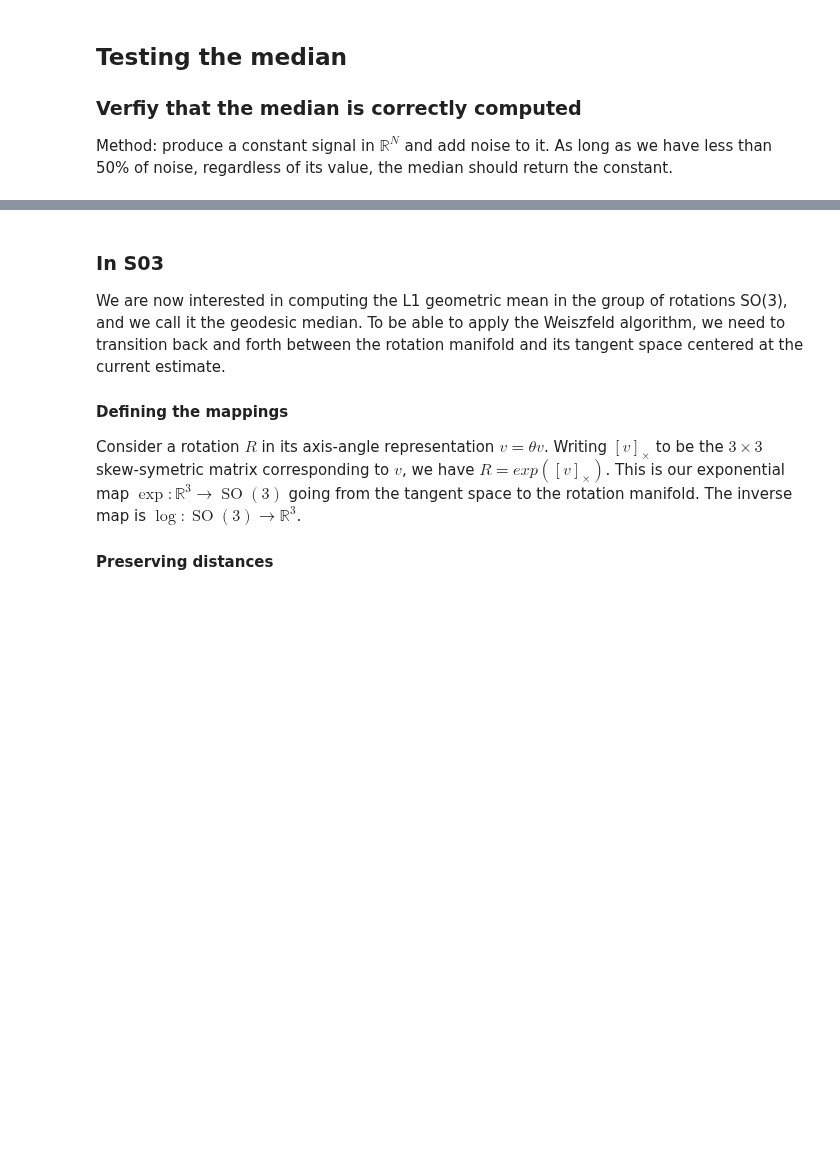
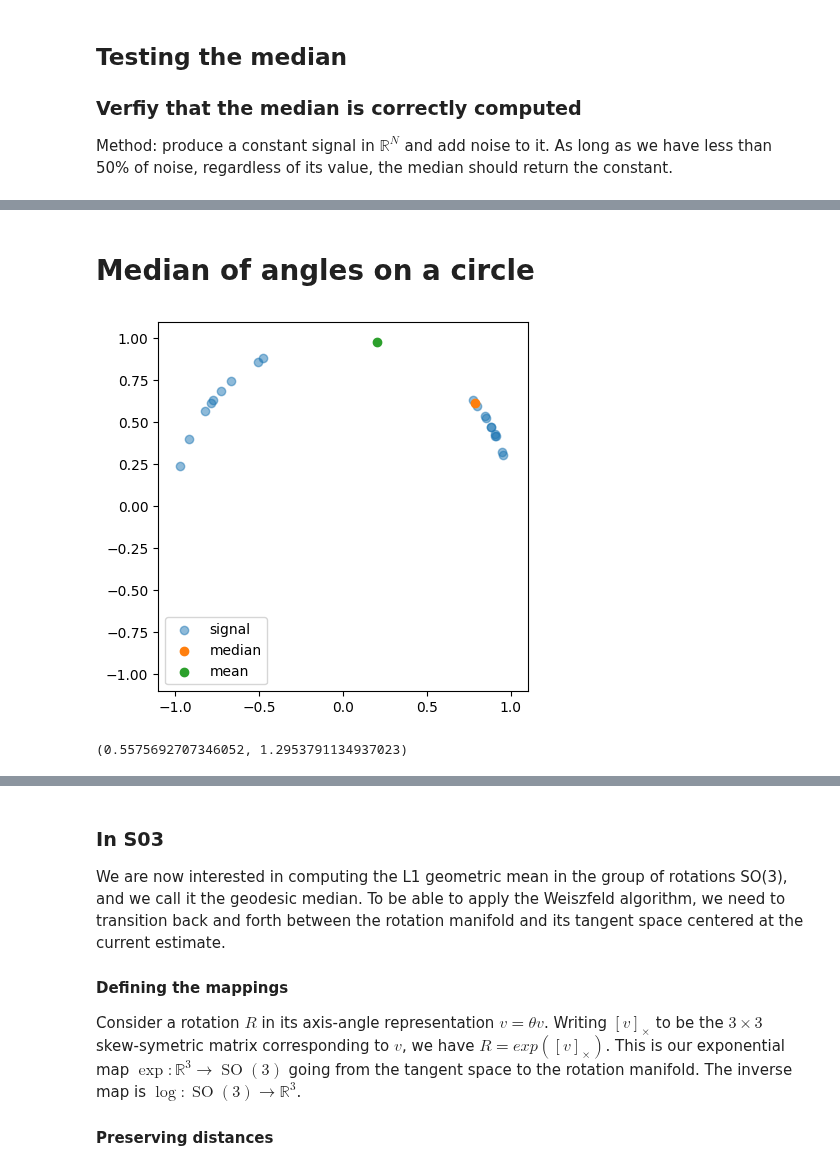
Before and after one commit to Smoltbob/ComputerVision, a Jupyter notebook: GeometricMedian/main.ipynb, the cells around one changed output, grey strips where cells are left out. Cells and saved outputs as stored; diff of their text form; code cells hidden in the pictures; blank space fills up the shorter version.

```diff
--- a/GeometricMedian/main.ipynb
+++ b/GeometricMedian/main.ipynb
@@ -146,0 +183,39 @@ fig.show()
+# %% [markdown]
+# Median of angles on a circle
+# %%
+from lib.Transforms.CircleGroup import S1
+
+signal_length = 20
+percent_noisy = 0.49
+noise_length = int(percent_noisy * signal_length)
+
+random_S1 = [S1.S1(np.random.normal(loc = 0.5, scale = 0.1)) for _ in range(signal_length)]
+random_S1_noise = [S1.S1(np.random.normal(loc = 2.5, scale = 0.2)) for _ in range(noise_length)]
+signal = np.array([[s.z.r, s.z.i] for s in random_S1])
+noise = np.array([[s.z.r, s.z.i] for s in random_S1_noise])
+
+signal[:noise_length] = noise
+
+angles = [np.arctan2(y,x) for x,y in signal]
+med_circle = S1.S1(np.median(angles))
+mean_circle = S1.S1(np.mean(angles))
+
+
+import matplotlib.pyplot as plt
+fig = plt.figure()
+ax = fig.add_subplot(1, 1, 1)
+ax.scatter(*signal.T, alpha = 0.5, label = "signal")
+ax.scatter(med_circle.z.r, med_circle.z.i, label =  "median")
+ax.scatter(mean_circle.z.r, mean_circle.z.i, label = "mean")
+
+ax.legend(loc ="lower left")
+plt.ylim([-1.1, 1.1])
+plt.xlim([-1.1, 1.1])
+ax.set_aspect('equal')
+fig.show()
+# %% [output]
+[figure, added]
+# %%
+np.median(angles), np.mean(angles)
+# %% [output]
+(0.5575692707346052, 1.2953791134937023)
```
Also changed, not shown: parts of 9 cells of this notebook, 3 other files.
